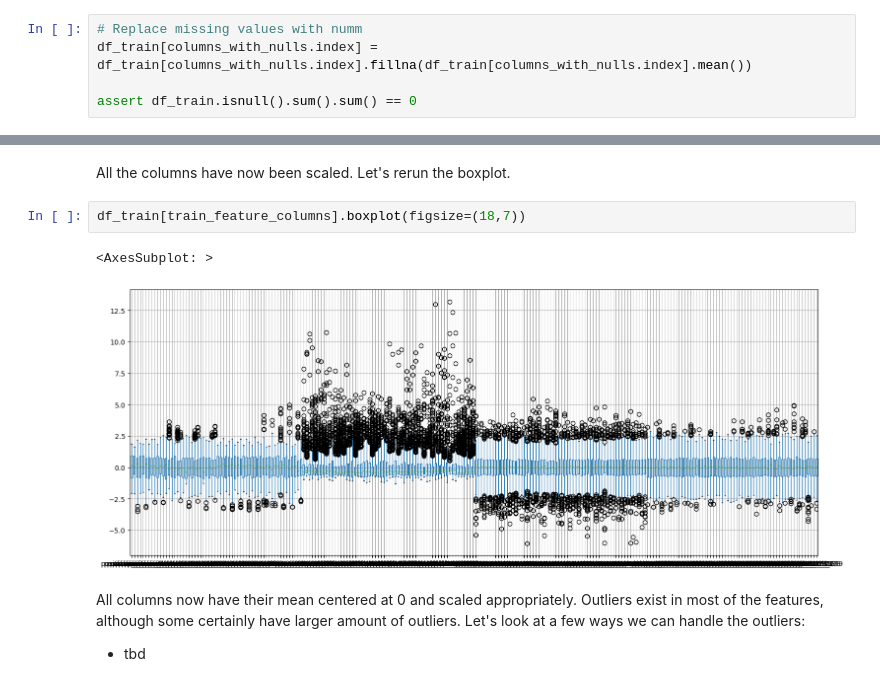
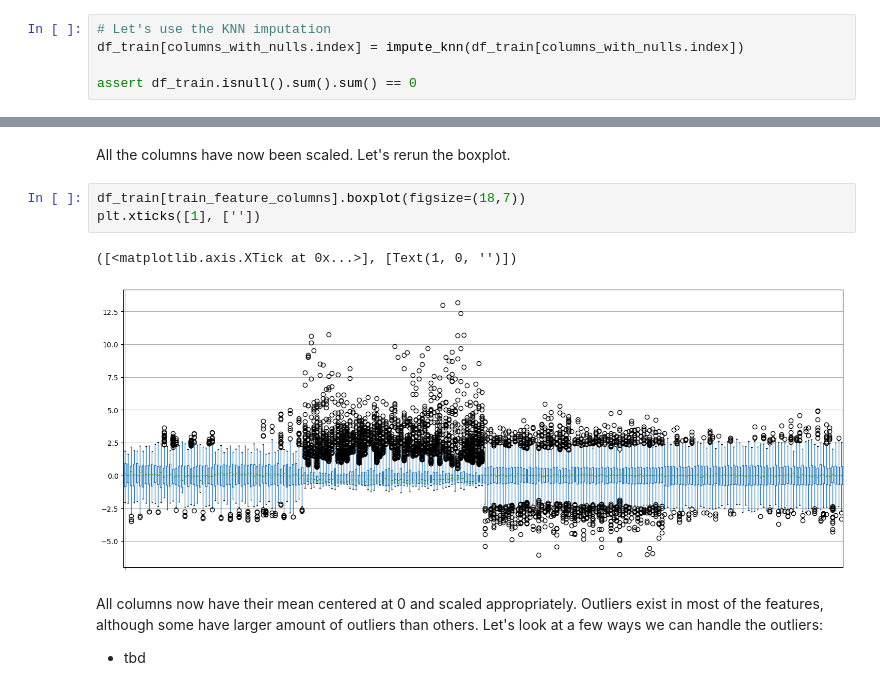
Before and after one commit to viktorparipas92/D7062E-projectgroup-10, a Jupyter notebook: Task1/KÅ/Task1.ipynb, the cells around one changed output, grey strips where cells are left out. Saved outputs shown, nothing was run; the diff lists cells and outputs as text.

```diff
--- a/Task1/KÅ/Task1.ipynb
+++ b/Task1/KÅ/Task1.ipynb
@@ -250,8 +256,8 @@ When comparing the imputed values between the 'mean' and 'KNN' approaches, we se
 
 Based in this it is likely that we may need to employ different imputation techniques depending on the column/feature.
 # %%
-# Replace missing values with numm
-df_train[columns_with_nulls.index] = df_train[columns_with_nulls.index].fillna(df_train[columns_with_nulls.index].mean())
+# Let's use the KNN imputation
+df_train[columns_with_nulls.index] = impute_knn(df_train[columns_with_nulls.index])
 
 assert df_train.isnull().sum().sum() == 0
 # %% [markdown]
@@ -287,10 +295,11 @@ df_train.head()
 All the columns have now been scaled. Let's rerun the boxplot.
 # %%
 df_train[train_feature_columns].boxplot(figsize=(18,7))
+plt.xticks([1], [''])
 # %% [output]
-<AxesSubplot: >
+([<matplotlib.axis.XTick at 0x...>], [Text(1, 0, '')])
-[figure, old version]
+[figure, new version]
 # %% [markdown]
-All columns now have their mean centered at 0 and scaled appropriately. Outliers exist in most of the features, although some certainly have larger amount of outliers. Let's look at a few ways we can handle the outliers:
+All columns now have their mean centered at 0 and scaled appropriately. Outliers exist in most of the features, although some have larger amount of outliers than others. Let's look at a few ways we can handle the outliers:
 
 - tbd
```
Also changed, not shown: parts of 7 cells of this notebook.
